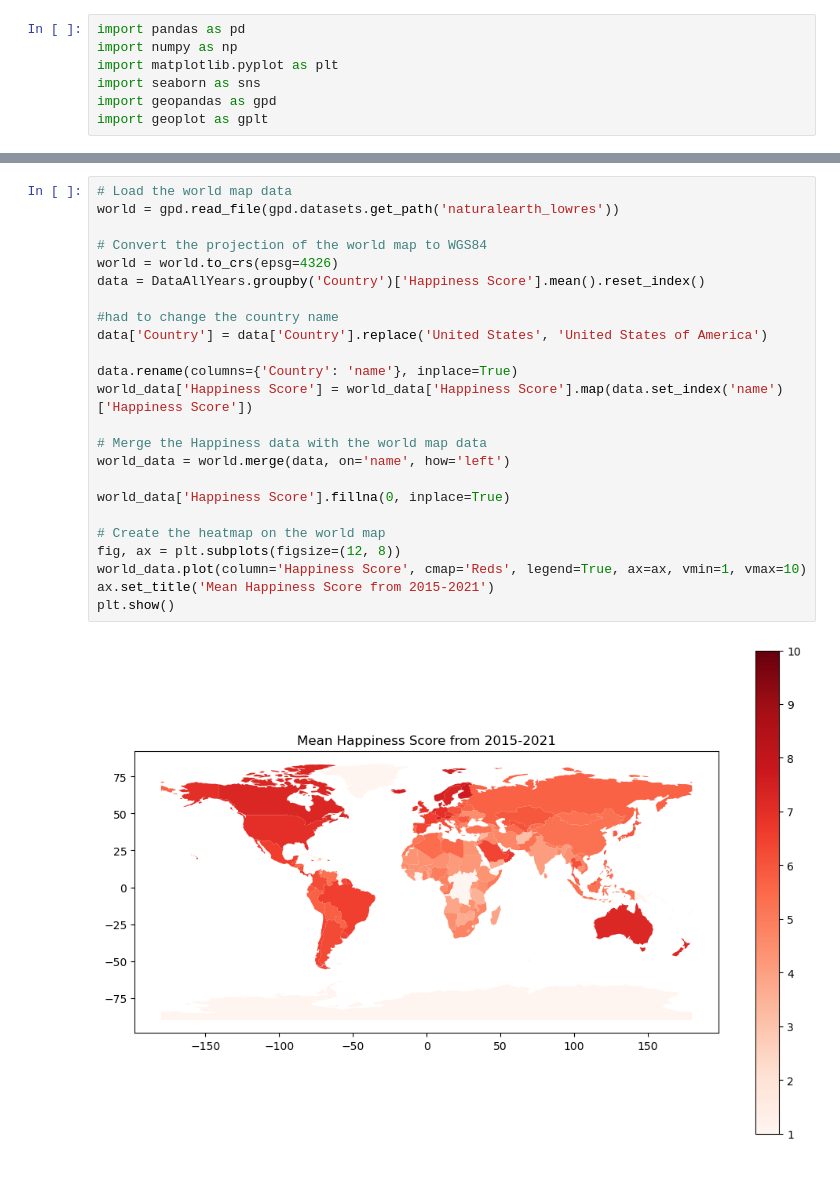
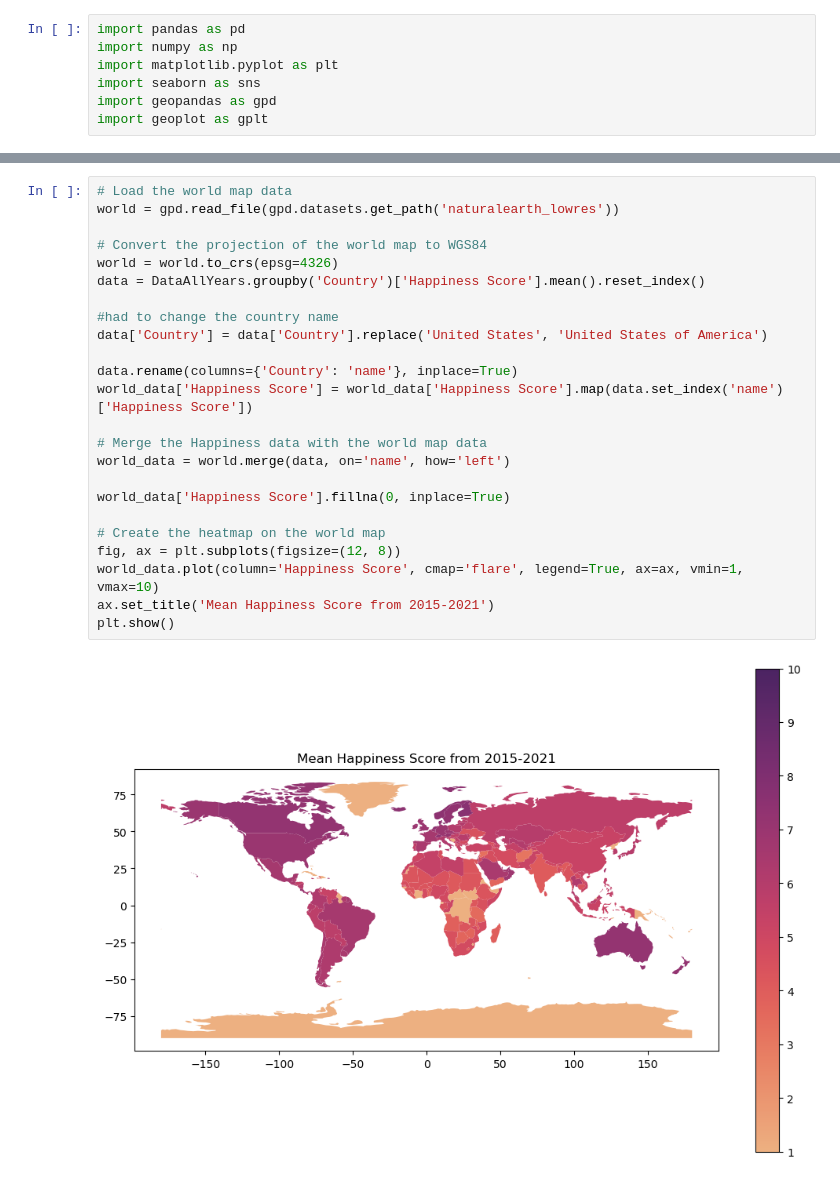
Before and after one commit to ubco-W2022T2-data301/project-group-group100, a Jupyter notebook: analysis/analysis2.ipynb, the cells around one changed output, grey strips where cells are left out. Saved outputs shown, nothing was run; the diff lists cells and outputs as text.

```diff
--- a/analysis/analysis2.ipynb
+++ b/analysis/analysis2.ipynb
@@ -75,26 +90,26 @@ for dataset, title in datasets:
 # %%
 # Load the world map data
 world = gpd.read_file(gpd.datasets.get_path('naturalearth_lowres'))
 
 # Convert the projection of the world map to WGS84
 world = world.to_crs(epsg=4326)
 data = DataAllYears.groupby('Country')['Happiness Score'].mean().reset_index()
 
 #had to change the country name
 data['Country'] = data['Country'].replace('United States', 'United States of America')
 
 data.rename(columns={'Country': 'name'}, inplace=True)
 world_data['Happiness Score'] = world_data['Happiness Score'].map(data.set_index('name')['Happiness Score'])
 
 # Merge the Happiness data with the world map data
 world_data = world.merge(data, on='name', how='left')
 
 world_data['Happiness Score'].fillna(0, inplace=True)
 
 # Create the heatmap on the world map
 fig, ax = plt.subplots(figsize=(12, 8))
-world_data.plot(column='Happiness Score', cmap='Reds', legend=True, ax=ax, vmin=1, vmax=10)
+world_data.plot(column='Happiness Score', cmap='flare', legend=True, ax=ax, vmin=1, vmax=10)
 ax.set_title('Mean Happiness Score from 2015-2021')
 plt.show()
 # %% [output]
-[figure, old version]
+[figure, new version]
```
Also changed, not shown: parts of 7 cells of this notebook, 1 other file.
